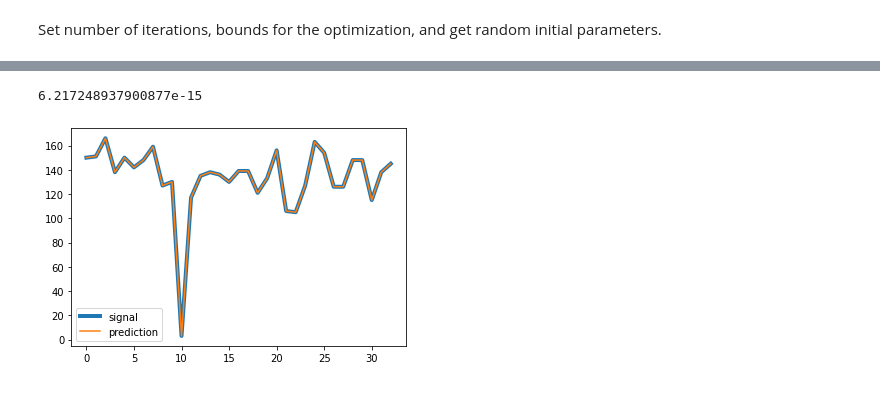
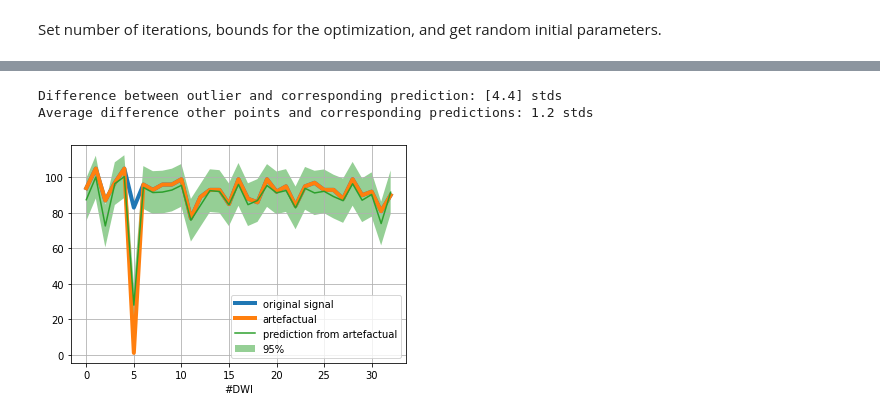
Before and after one commit to vilsaira/example, a Jupyter notebook: dMRI_signal_GP_prediction.ipynb, the cells around one changed output, grey strips where cells are left out. Saved outputs shown, nothing was run; the diff lists cells and outputs as text; code cells hidden in the pictures.

```diff
--- a/dMRI_signal_GP_prediction.ipynb
+++ b/dMRI_signal_GP_prediction.ipynb
@@ -260,18 +283,26 @@ Adding outliers highlight the failed optimization: model with these parameters i
-# %%
-while True:
-  selection2 = np.random.choice(idx.flatten(), 1)
-  if np.sum(selection2 == selection) == 0:
-    break # test data is not part of training data
-
-y1 = np.log(data1[selection2,np.argwhere(~gtab.b0s_mask)])
-# OUTLIER
-y1[10] = 1.1
-pred, var = predict(params, theta, y1)
-
-plt.plot(np.exp(y1), label='signal', linewidth=4)
-plt.plot(np.exp(pred), label='prediction')
-plt.legend()
-print(np.sqrt(np.sum( (y1 - pred)**2)))
-# %% [output]
-6.217248937900877e-15
-[figure, removed]
+# %%
+y1 = data1[selection2,np.argwhere(~gtab.b0s_mask)]
+# OUTLIER
+oi = np.array([5]) #, 17, 28, 15, 20, 25, 10, 3, 12, 7])
+non_out_inds = np.arange(len(y1))
+non_out_inds = np.delete(non_out_inds, oi)
+y1[oi] = 1.1
+#y0 = y0 - np.mean(y0)
+#y1 = y1 - np.mean(y1)
+pred, std = posterior(params, theta11, theta12, theta22, y1)
+pred = pred.flatten()
+
+plt.plot(y0, label='original signal', linewidth=4, color='C00')
+plt.plot(y1, label='artefactual', linewidth=4, color='C01')
+plt.plot(pred, label='prediction from artefactual', color='C02')
+plt.fill_between(np.linspace(0, len(pred)-1, len(pred)), pred+1.96*std, pred-1.96*std, label='95%', alpha=0.5, facecolor='C02')
+plt.legend()
+plt.grid()
+#plt.ylabel('STD')
+plt.xlabel('#DWI')
+print(f'Difference between outlier and corresponding prediction: {np.round(np.abs(pred[oi]-y1[oi].flatten())/std[oi],1)} stds')
+print(f'Average difference other points and corresponding predictions: {np.round(np.average(np.abs(pred[non_out_inds]-y1[non_out_inds])/std[non_out_inds]),1)} stds')
+# %% [output]
+Difference between outlier and corresponding prediction: [4.4] stds
+Average difference other points and corresponding predictions: 1.2 stds
+[figure, added]
```
Also changed, not shown: parts of 17 cells of this notebook.
